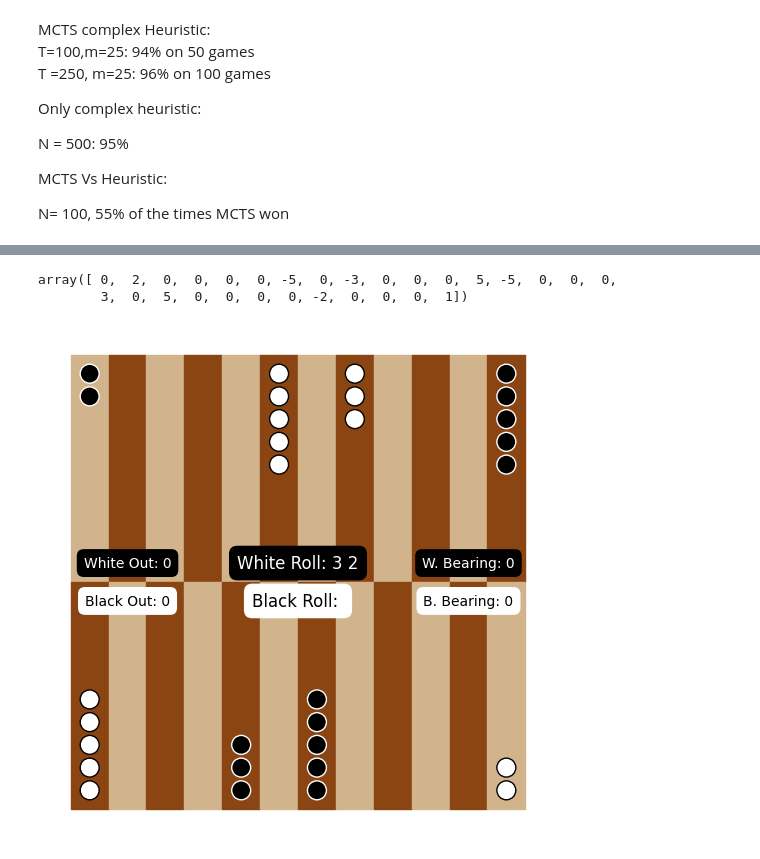
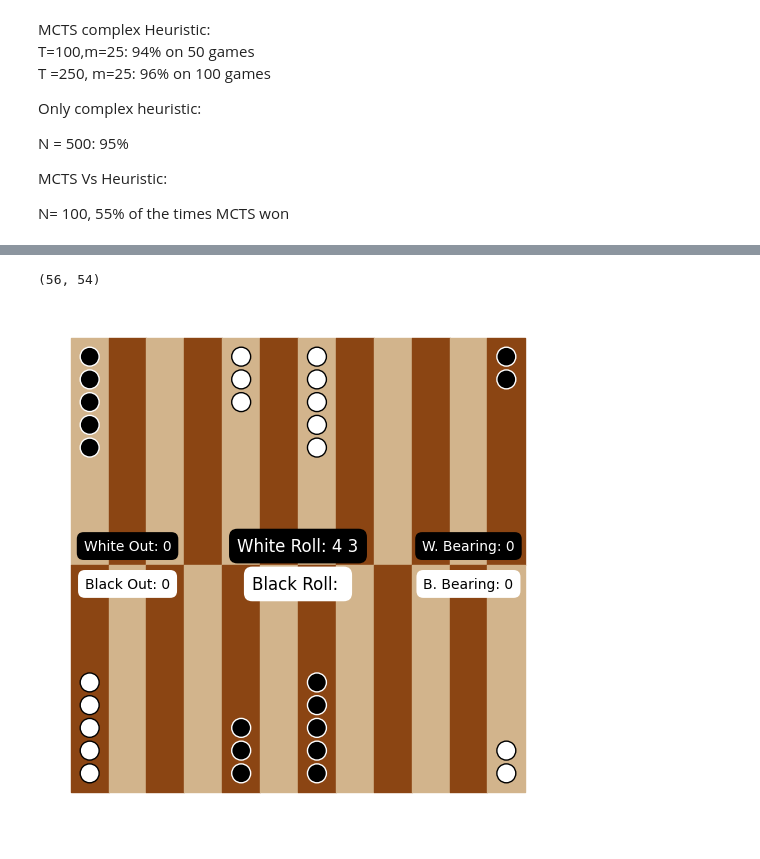
Before and after one commit to OsamaDabb/BackgammonNN, a Jupyter notebook: main.ipynb, the cells around one changed output, grey strips where cells are left out. Saved outputs shown, nothing was run; the diff lists cells and outputs as text; code cells hidden in the pictures.

```diff
--- a/main.ipynb
+++ b/main.ipynb
@@ -226,4 +225,4 @@ def data_play(player1, player2, depth): # plays a game between AIs of your choic
     elif winner == "Black":
         return boards, all_rolls
 # %%
-boards, rolls = data_play("MCTS","MCTS", 30)
+boards, rolls = data_play("MCTS","MCTS", 60)
@@ -301,10 +229,11 @@ KeyboardInterrupt:
 # %%
 boards = [starting_board()] + boards
-# %%
-boards[0]
-# %% [output]
-array([ 0,  2,  0,  0,  0,  0, -5,  0, -3,  0,  0,  0,  5, -5,  0,  0,  0,
-        3,  0,  5,  0,  0,  0,  0, -2,  0,  0,  0,  1])
+# %%
+len(boards), len(rolls)
+# %% [output]
+(56, 54)
+# %%
+boards = boards[1:]
 # %%
 from IPython.display import display, clear_output
 import matplotlib.pyplot as plt
@@ -330,6 +259,8 @@ def display_backgammon_board(board, ax, white_roll, black_roll):
     for i, count in enumerate(board[BOARD_SPLICE]):  # Main points on the board
         x = i % 12 + 0.5  # Center of the triangle
         top = i < 12
+        if top:
+            x = 12 - x
         y_start = 11.5 if top else 0.5
         dy = -0.6 if top else 0.6
 
@@ -380,33 +311,34 @@ def update_frame(turn, boards, rolls, ax):
     if turn % 2 == 0:
         white_roll = " ".join(map(str, rolls[turn]))
     else:
         black_roll = " ".join(map(str, rolls[turn]))
 
     disp_board = boards[turn][:-1]
 
     display_backgammon_board(disp_board, ax, white_roll, black_roll)
 
 
 fig, ax = plt.subplots(figsize=(12, 6))
 fig.set_size_inches(5,5)
 ax.set_axis_off() # You don't actually need this line as the saved figure will not include the labels, ticks, etc, but I like to include it
 fig.subplots_adjust(left=0, bottom=0, right=1, top=1)
 num_turns = len(boards)
-rolls.append(rolls[0])
+# num_turns = 30
+# rolls.append(rolls[0])
 
 ani = FuncAnimation(
     fig,
     update_frame,
     frames=num_turns,
     fargs=(boards, rolls, ax),
     interval=1000,
     repeat=False
 )
 
 # Save as video
 # ani.save("backgammon_animation.mp4", writer="ffmpeg", fps=1)
 
 # Save as GIF
-ani.save('images/backgammon_full_game_animation.gif', dpi=100, writer='pillow', fps=1)
+ani.save('images/backgammon_animation_full_game.gif', dpi=100, writer='pillow', fps=1)
 # %% [output]
-[figure, old version]
+[figure, new version]
```
Also changed, not shown: parts of 3 cells of this notebook, 1 other file.
